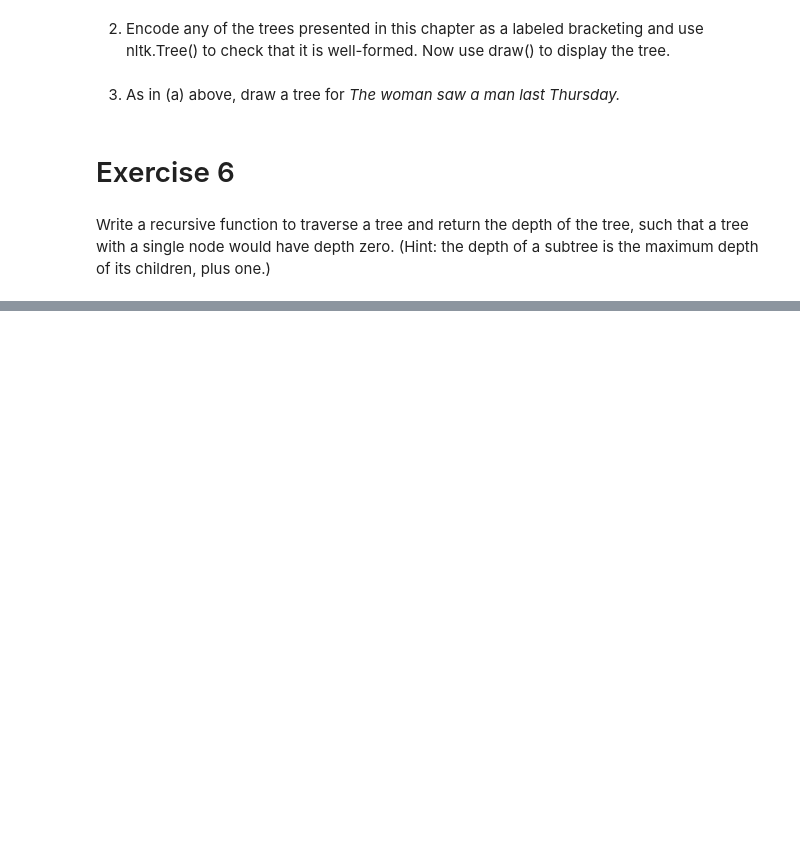
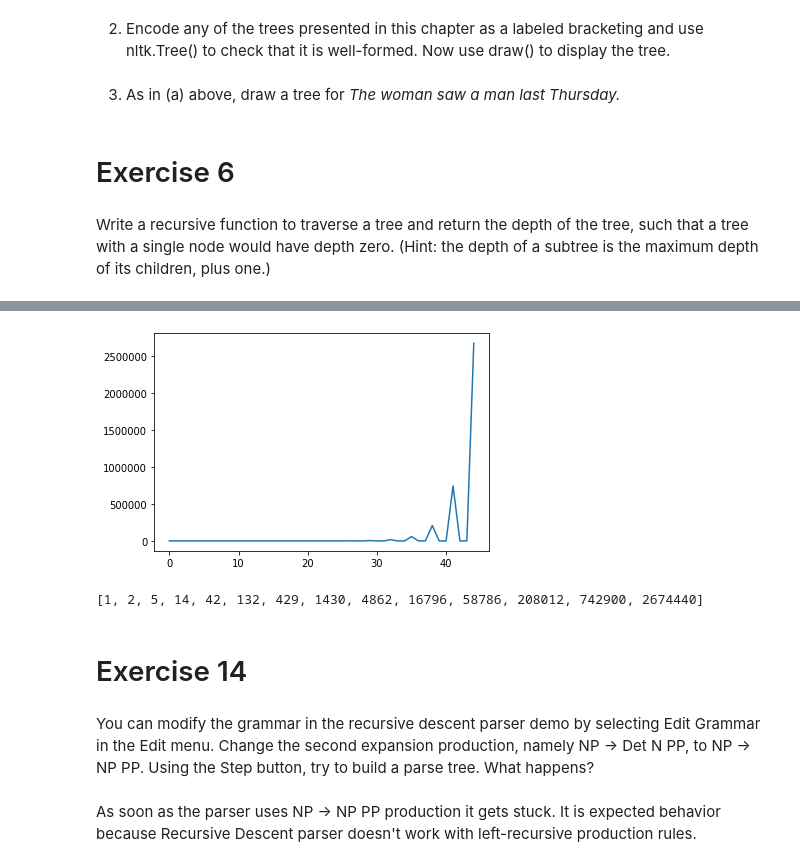
Before and after one commit to rjafarau/nltk-book, a Jupyter notebook: source/solutions/chapter_08.ipynb, the cells around one changed output, grey strips where cells are left out. Saved outputs shown, nothing was run; the diff lists cells and outputs as text; code cells hidden in the pictures; blank space fills up the shorter version.

```diff
--- a/source/solutions/chapter_08.ipynb
+++ b/source/solutions/chapter_08.ipynb
@@ -124,0 +224,13 @@ t.height()
+# %%
+grammar = nltk.CFG.fromstring("""
+    S   -> NP VP
+
+    VP  -> V NP
+    RC  -> NP V
+    NP  -> PN N | NP RC
+
+    PN  -> 'buffalo'
+    N   -> 'buffalo'
+    V   -> 'buffalo'
+""")
+parser = nltk.ChartParser(grammar)
@@ -124,0 +240,18 @@ t.height()
+# %%
+n = 45
+num_parses = [len(list(parser.parse(['buffalo'] * i))) for i in range(n)]
+# %%
+plt.plot(num_parses)
+plt.show()
+# %% [output]
+[figure, added]
+# %%
+nz_num_parses = [n for n in num_parses if n]
+nz_num_parses  # the Catalan numbers
+# %% [output]
+[1, 2, 5, 14, 42, 132, 429, 1430, 4862, 16796, 58786, 208012, 742900, 2674440]
+# %% [markdown]
+# Exercise 14
+# %% [markdown]
+You can modify the grammar in the recursive descent parser demo by selecting Edit Grammar in the Edit menu. Change the second expansion production, namely NP -> Det N PP, to NP -> NP
+PP. Using the Step button, try to build a parse tree. What happens?
@@ -124,0 +260,2 @@ t.height()
+# %% [markdown]
+As soon as the parser uses NP -> NP PP production it gets stuck. It is expected behavior because Recursive Descent parser doesn't work with left-recursive production rules.
```
Also changed, not shown: parts of 44 cells of this notebook.
